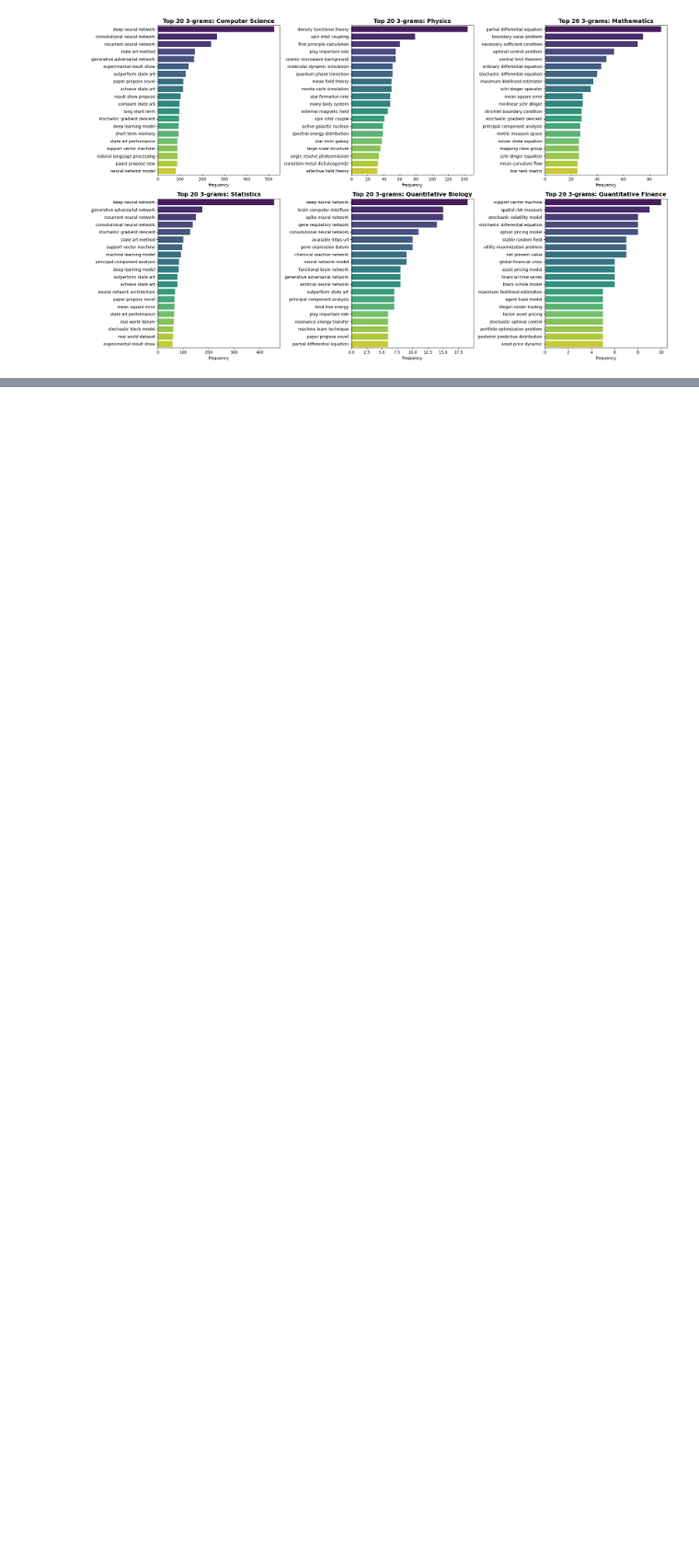
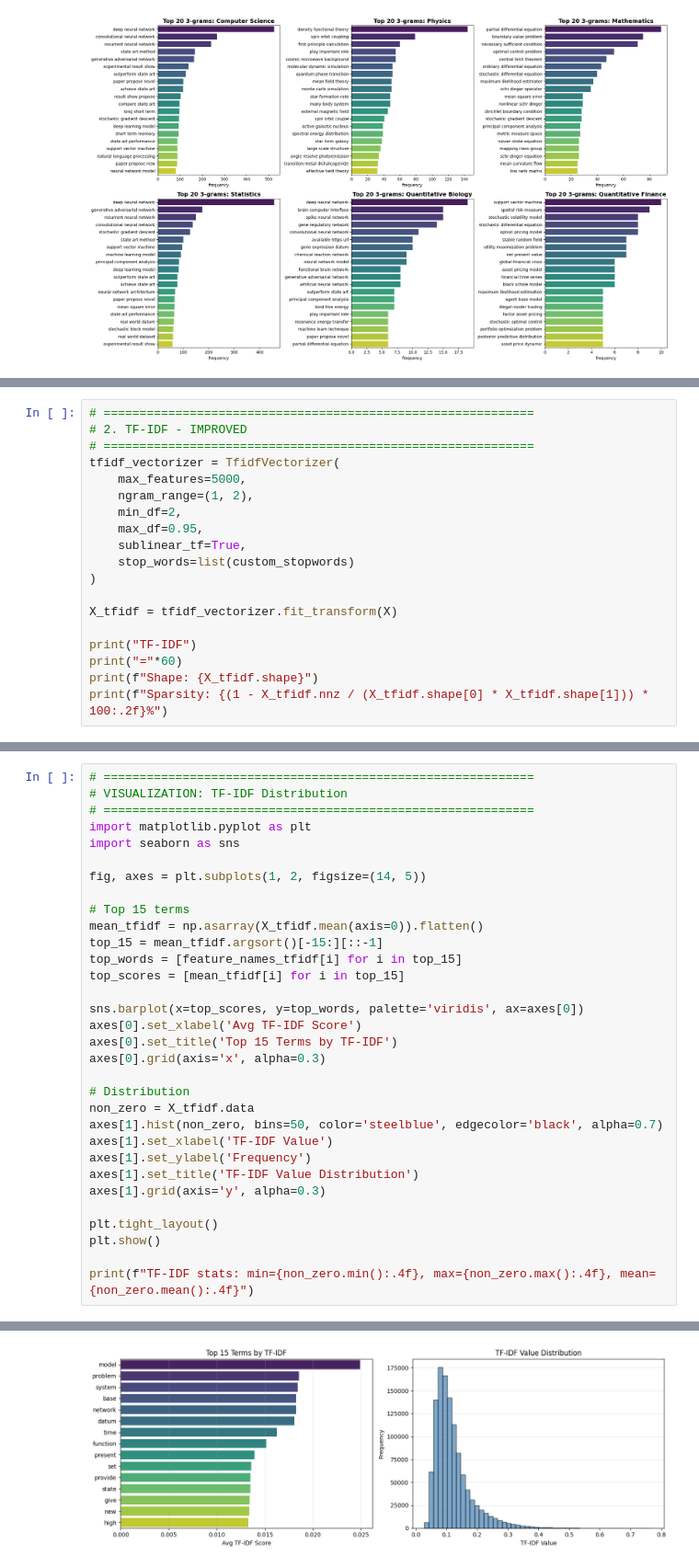
Before and after one commit to phngan05/ML-Assignment, a Jupyter notebook: notebooks/main.ipynb, the cells around one changed output, grey strips where cells are left out. Shown at 92% size. Cells and saved outputs as stored; diff of their text form; blank space fills up the shorter version.

```diff
--- a/notebooks/main.ipynb
+++ b/notebooks/main.ipynb
@@ -627,0 +710,19 @@ Passing `palette` without assigning `hue` is deprecated and will be removed in v
+# %%
+# ============================================================
+# 2. TF-IDF - IMPROVED
+# ============================================================
+tfidf_vectorizer = TfidfVectorizer(
+    max_features=5000,
+    ngram_range=(1, 2),
+    min_df=2,
+    max_df=0.95,
+    sublinear_tf=True,
+    stop_words=list(custom_stopwords)
+)
+
+X_tfidf = tfidf_vectorizer.fit_transform(X)
+
+print("TF-IDF")
+print("="*60)
+print(f"Shape: {X_tfidf.shape}")
+print(f"Sparsity: {(1 - X_tfidf.nnz / (X_tfidf.shape[0] * X_tfidf.shape[1])) * 100:.2f}%")
@@ -627,0 +780,33 @@ Passing `palette` without assigning `hue` is deprecated and will be removed in v
+# %%
+# ============================================================
+# VISUALIZATION: TF-IDF Distribution
+# ============================================================
+import matplotlib.pyplot as plt
+import seaborn as sns
+
+fig, axes = plt.subplots(1, 2, figsize=(14, 5))
+
+# Top 15 terms
+mean_tfidf = np.asarray(X_tfidf.mean(axis=0)).flatten()
+top_15 = mean_tfidf.argsort()[-15:][::-1]
+top_words = [feature_names_tfidf[i] for i in top_15]
+top_scores = [mean_tfidf[i] for i in top_15]
+
+sns.barplot(x=top_scores, y=top_words, palette='viridis', ax=axes[0])
+axes[0].set_xlabel('Avg TF-IDF Score')
+axes[0].set_title('Top 15 Terms by TF-IDF')
+axes[0].grid(axis='x', alpha=0.3)
+
+# Distribution
+non_zero = X_tfidf.data
+axes[1].hist(non_zero, bins=50, color='steelblue', edgecolor='black', alpha=0.7)
+axes[1].set_xlabel('TF-IDF Value')
+axes[1].set_ylabel('Frequency')
+axes[1].set_title('TF-IDF Value Distribution')
+axes[1].grid(axis='y', alpha=0.3)
+
+plt.tight_layout()
+plt.show()
+
+print(f"TF-IDF stats: min={non_zero.min():.4f}, max={non_zero.max():.4f}, mean={non_zero.mean():.4f}")
+# %% [output]
@@ -627,0 +816 @@ Passing `palette` without assigning `hue` is deprecated and will be removed in v
+[figure, added]
```
Also changed, not shown: parts of 14 cells of this notebook.
